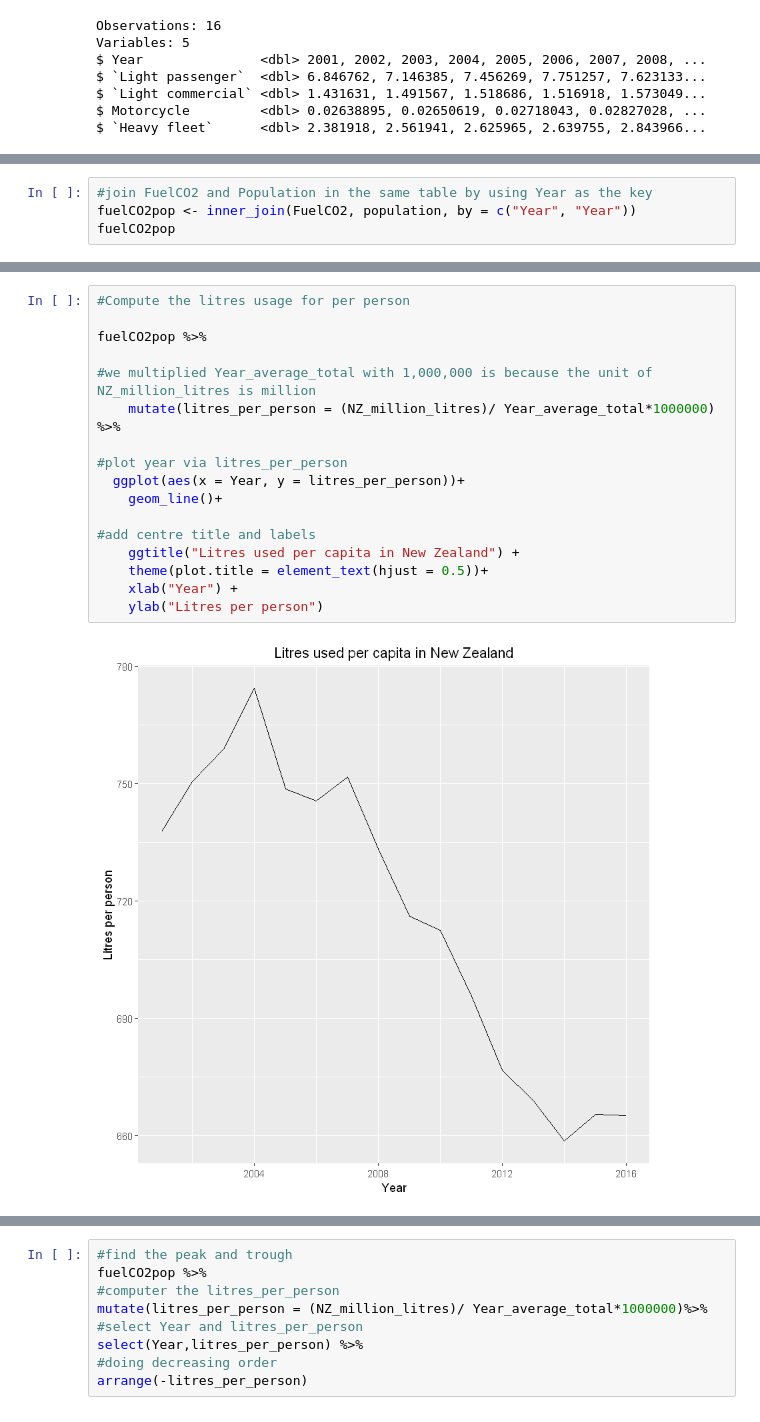
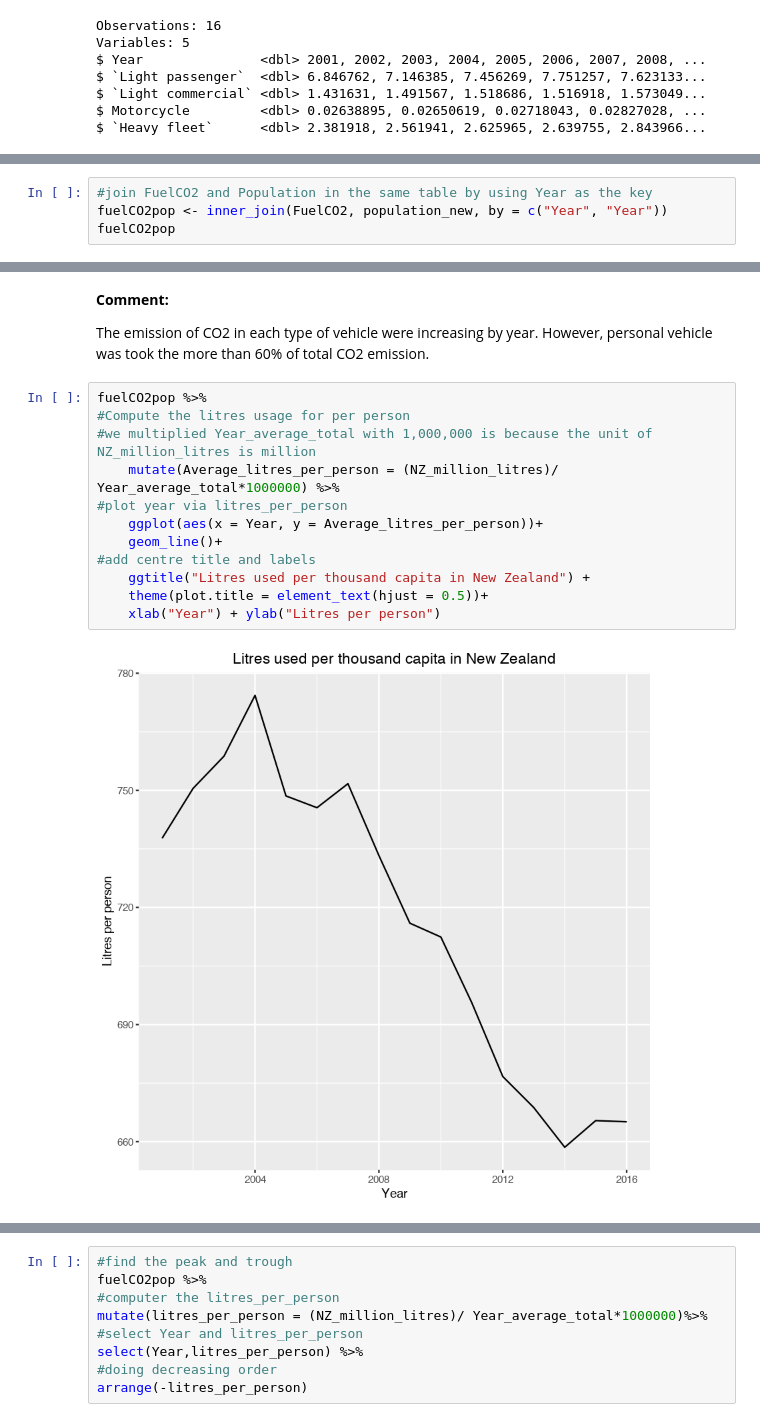
Before and after one commit to william-patt/DATA201-Group-project, a Jupyter notebook: Group_Project.ipynb, the cells around one changed output, grey strips where cells are left out. Drawn from its saved outputs; the diff is of its cells as text.

Commit message:
lurcrezia part population&fuel usage

```diff
--- a/Group_Project.ipynb
+++ b/Group_Project.ipynb
@@ -433,7 +468,7 @@ FuelCO2
 | 2016 | 3123.607 | 2945.249 | 2976.798 | 32114.42 | 7.857082 | ... |
 # %%
 #join FuelCO2 and Population in the same table by using Year as the key
-fuelCO2pop <- inner_join(FuelCO2, population, by = c("Year", "Year"))
+fuelCO2pop <- inner_join(FuelCO2, population_new, by = c("Year", "Year"))
 fuelCO2pop
 # %% [output]
 | Year | NZ_million_litres | On_road_min_fuel_estimate | On_road_max_fuel_estimate | million_Km | Light_passenger_emission | ... |
@@ -456,20 +579,19 @@ fuelCO2pop
+# %% [markdown]
+**Comment:**
+
+The emission of CO2 in each type of vehicle were increasing by year. However, personal vehicle was took the more than 60% of total CO2 emission.
 # %%
+fuelCO2pop %>%
 #Compute the litres usage for per person
-
-fuelCO2pop %>%
-
 #we multiplied Year_average_total with 1,000,000 is because the unit of NZ_million_litres is million
-    mutate(litres_per_person = (NZ_million_litres)/ Year_average_total*1000000) %>%
-
+    mutate(Average_litres_per_person = (NZ_million_litres)/ Year_average_total*1000000) %>%
 #plot year via litres_per_person
-  ggplot(aes(x = Year, y = litres_per_person))+
+    ggplot(aes(x = Year, y = Average_litres_per_person))+
     geom_line()+
-
 #add centre title and labels
-    ggtitle("Litres used per capita in New Zealand") +
+    ggtitle("Litres used per thousand capita in New Zealand") +
     theme(plot.title = element_text(hjust = 0.5))+
-    xlab("Year") +
-    ylab("Litres per person")
+    xlab("Year") + ylab("Litres per person")
 # %% [output]
-[figure, old version]
+[figure, new version]
 # %% [markdown]
```
Also changed, not shown: parts of 43 cells of this notebook.
